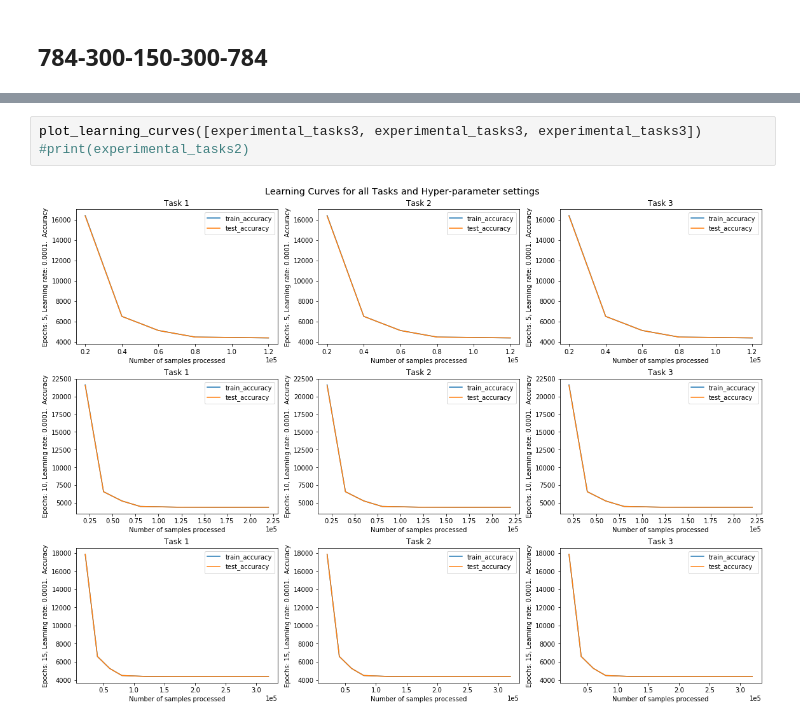
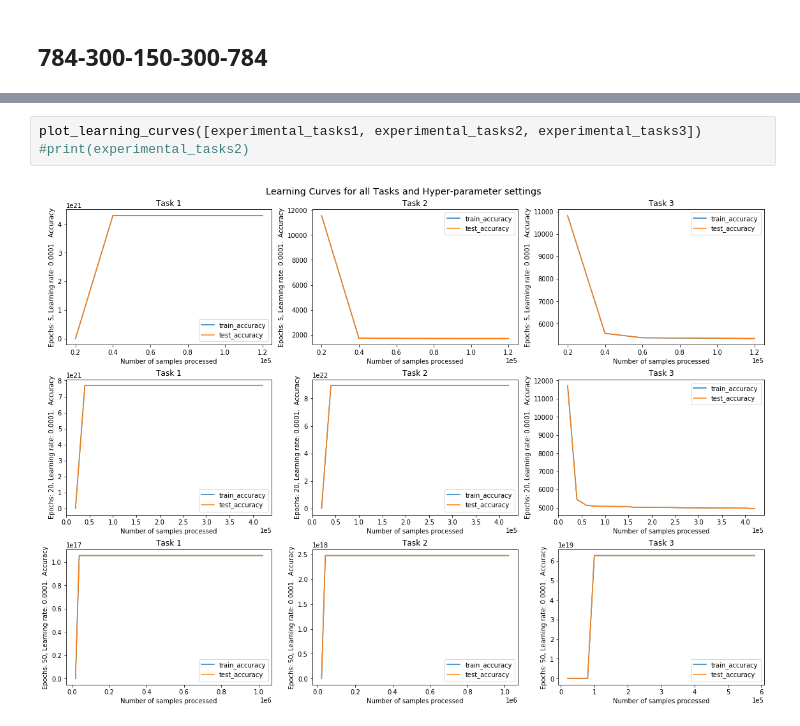
Before and after one commit to bouracha/autoencoders, a Jupyter notebook: tensorflow_implementations/Experiments.ipynb, the cells around one changed output, grey strips where cells are left out. Drawn from its saved outputs; the diff is of its cells as text.

```diff
--- a/tensorflow_implementations/Experiments.ipynb
+++ b/tensorflow_implementations/Experiments.ipynb
@@ -272,5 +164,5 @@ Epoch: 14 / 15
 # %%
-plot_learning_curves([experimental_tasks3, experimental_tasks3, experimental_tasks3])
+plot_learning_curves([experimental_tasks1, experimental_tasks2, experimental_tasks3])
 #print(experimental_tasks2)
 # %% [output]
-[figure, old version]
+[figure, new version]
```
Also changed, not shown: parts of 8 cells of this notebook, 2 other files.
